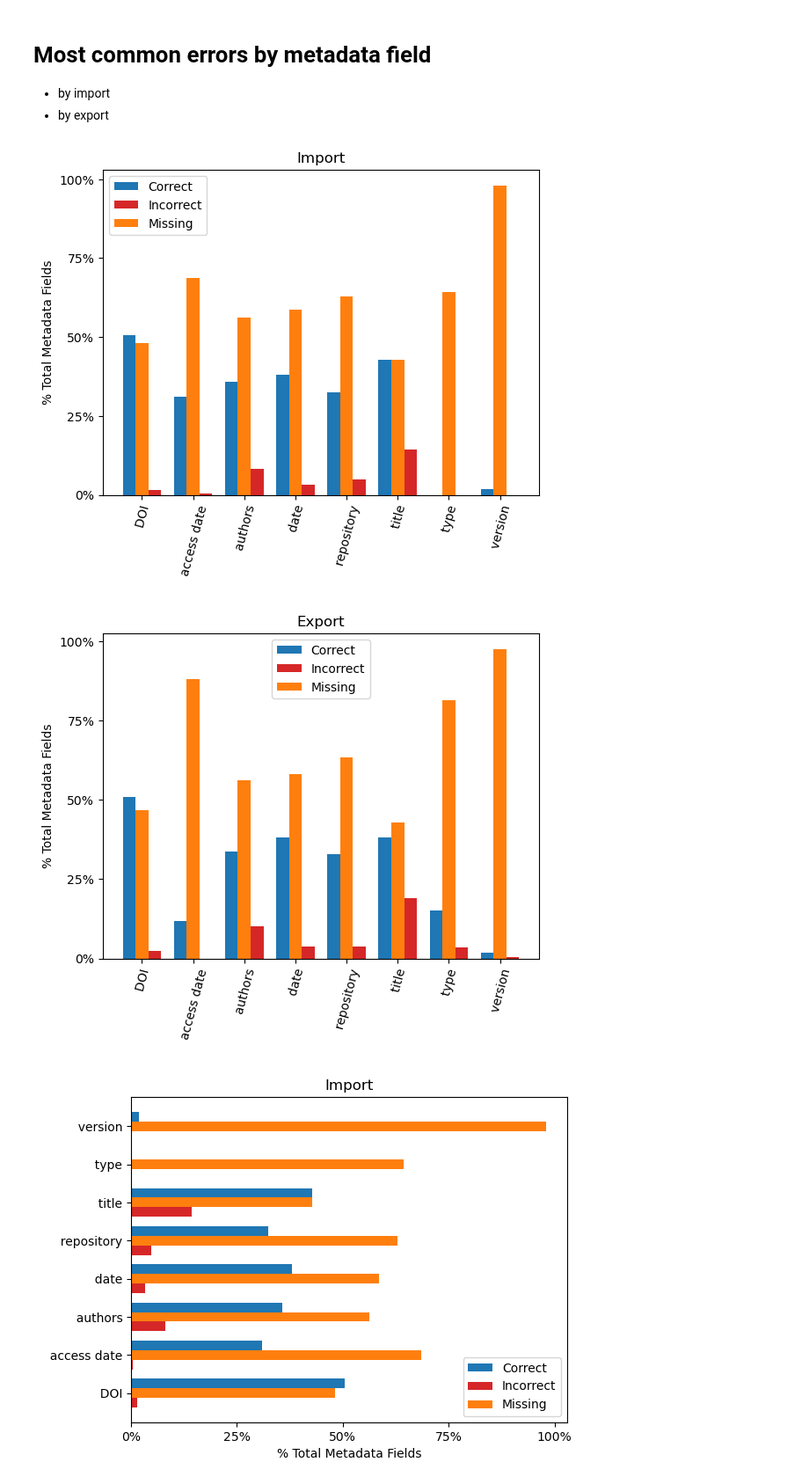
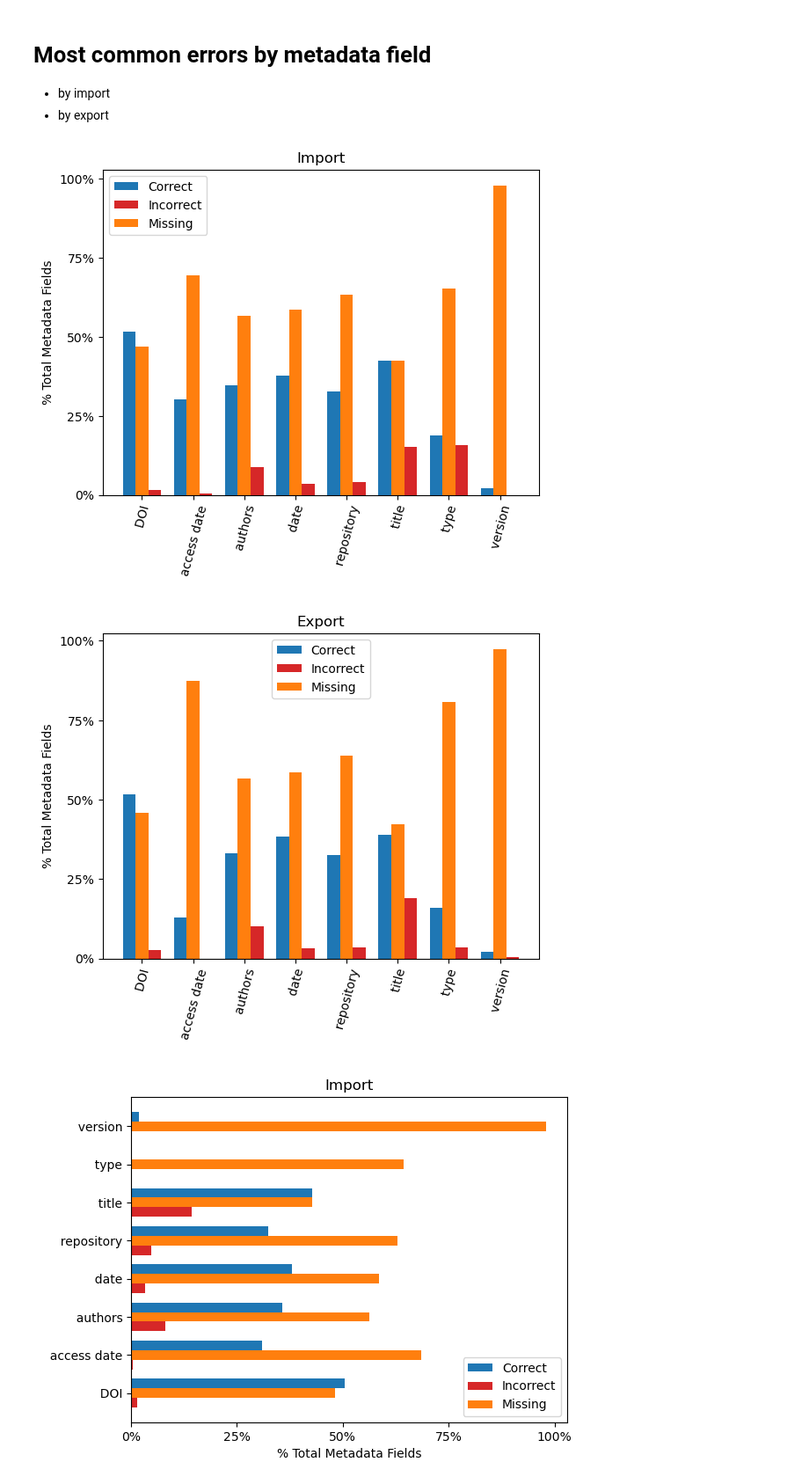
Before and after one commit to kvrouwenvelder/reference-manager-analysis, a Jupyter notebook: reference-manager-citations-ESIP.ipynb, the cells around one changed output. Shown at 88% size. Saved outputs shown, nothing was run; the diff lists cells and outputs as text; code cells hidden in the pictures.

Commit message:
fixed error in import export type graphs by removing BibDesk

```diff
--- a/reference-manager-citations-ESIP.ipynb
+++ b/reference-manager-citations-ESIP.ipynb
@@ -505,8 +506,9 @@ filename2 = 'errors-by-field'
 # list dfs to include
 
 # should NOT include cross cite?
+# should ALSO not include BibDesk as import type field is used for something else
 
-list_of_dfs = (zotero_plugin,zotero_wizard,bib_desk,sciwheel_plugin, sciwheel_wizard, endnote_wizard, endnote_plugin,
+list_of_dfs = (zotero_plugin,zotero_wizard,sciwheel_plugin, sciwheel_wizard, endnote_wizard, endnote_plugin,
                papers_plugin,papers_wizard,paperpile_plugin,paperpile_wizard,mendeley_plugin,
                mendeley_wizard,refworks_wizard, refworks_plugin)
 
@@ -550,35 +552,35 @@ plt.show()
 ## Start graphing EXPORT
 fig, ax = plt.subplots()
 
 offset = 0.25
 width = 0.25
 ax.bar(x - offset, (store_data.loc['export-meta-DOI':'export-meta-version']['sum_correct']/y*100), width = width, label = 'Correct', color = 'tab:blue')
 ax.bar(x + offset, (store_data.loc['export-meta-DOI':'export-meta-version']['sum_incorrect']/y*100), width = width, label = 'Incorrect', color = 'tab:red')
 ax.bar(x, (store_data.loc['export-meta-DOI':'export-meta-version']['sum_missing']/y*100), width = width, label = 'Missing', color = 'tab:orange')
 
 # Get labels and clean them up
 xlabels = store_data[7:15].index #labels will be store_data index DOI thru version. Export is 7:15
 xlabels = xlabels.str.replace('-',' ') # replace hyphen
 xlabels = xlabels.str.replace('export','') #don't include 'import'
 xlabels = xlabels.str.replace('meta','') #don't include 'meta'
 xlabels = xlabels.str.replace('repo','repository')
 
 
 # set labels and ticks and axes
 ax.set_xticks(x,xlabels, rotation = 75) # Use xlabels or index
 ax.set_yticks([0,(y/y)/4*100,(y/y)/2*100,3*(y/y)/4*100,y/y*100],ylabels)
 ax.set_ylabel('% Total Metadata Fields')
 ax.legend()
 plt.title('Export')
 
 plt.show()
 
 # Save CSV for both
 
 store_data.to_csv(str(filepath+filename+filename2+'.csv')) # Save CSV of df with graph data
 # %% [output]
-[figure, old version]
+[figure, new version]
-[figure, old version]
+[figure, new version]
 # %%
 # Horizontal version
 
```
Also changed, not shown: parts of 6 cells of this notebook.
